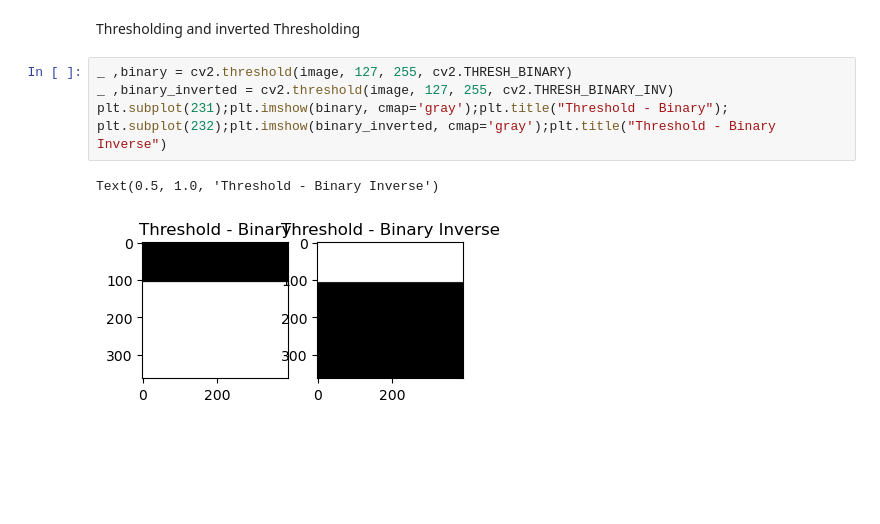
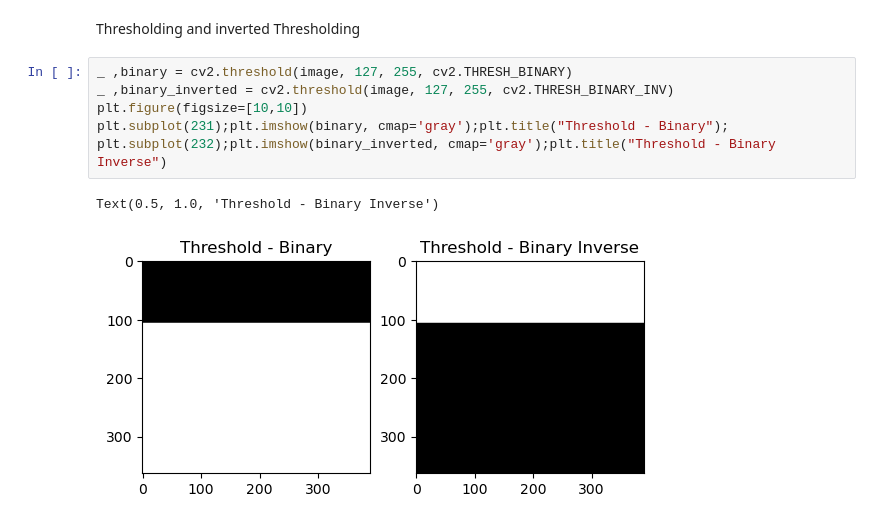
Before and after one commit to Abtinz/Computer-Vision-OpenCV-Yolo, a Jupyter notebook: OpenCV/binary processing/thresholding/simple_thresholding.ipynb, the cells around one changed output. Saved outputs shown, nothing was run; the diff lists cells and outputs as text; blank space fills up the shorter version.

```diff
--- a/OpenCV/binary processing/thresholding/simple_thresholding.ipynb
+++ b/OpenCV/binary processing/thresholding/simple_thresholding.ipynb
@@ -21,8 +21,9 @@ Thresholding and inverted Thresholding
 # %%
 _ ,binary = cv2.threshold(image, 127, 255, cv2.THRESH_BINARY)
 _ ,binary_inverted = cv2.threshold(image, 127, 255, cv2.THRESH_BINARY_INV)
+plt.figure(figsize=[10,10])
 plt.subplot(231);plt.imshow(binary, cmap='gray');plt.title("Threshold - Binary");
 plt.subplot(232);plt.imshow(binary_inverted, cmap='gray');plt.title("Threshold - Binary Inverse")
 # %% [output]
 Text(0.5, 1.0, 'Threshold - Binary Inverse')
-[figure, old version]
+[figure, new version]
```
Also changed, not shown: parts of 3 cells of this notebook.
